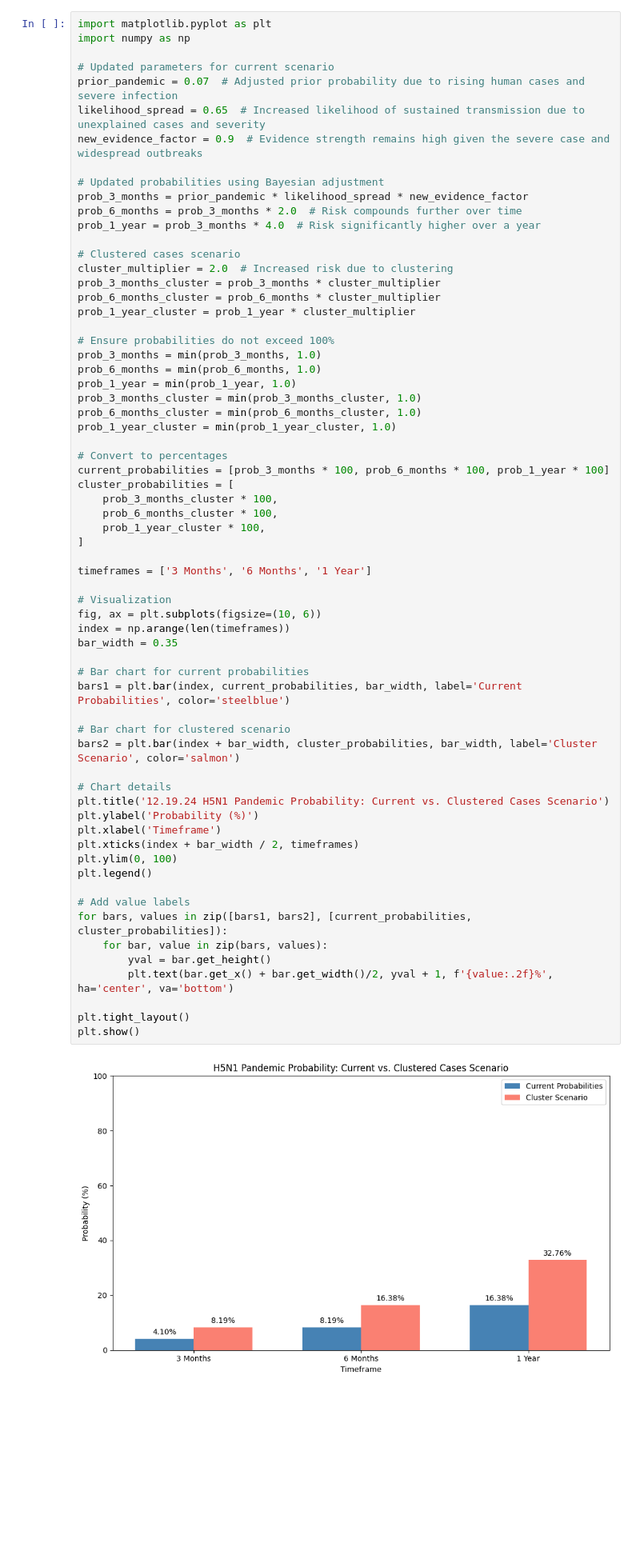
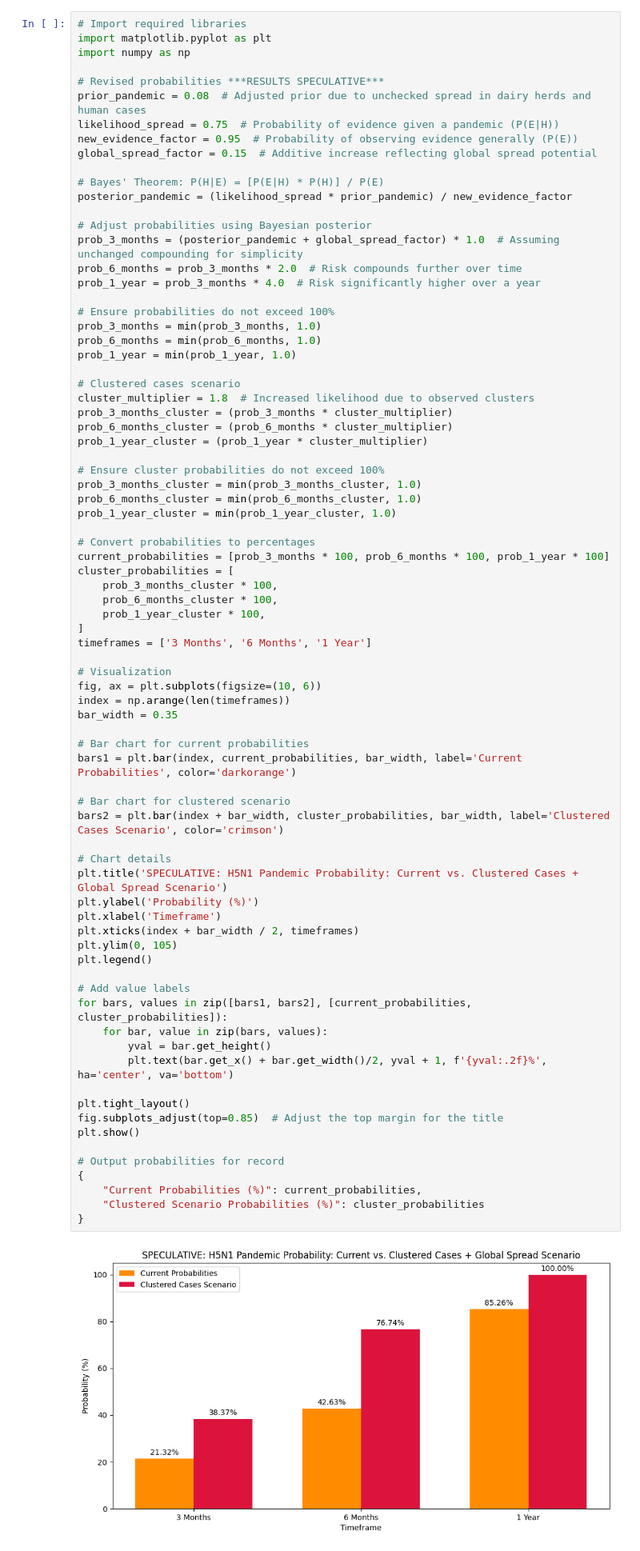
Before and after one commit to RacheleRice/h5n1_pandy_probability, a Jupyter notebook: H5N1_Bayesian.ipynb, the cells around one changed output. Shown: that part at 80% size. Drawn from its saved outputs; the diff is of its cells as text; blank space fills up the shorter version.

Commit message:
12.20.24 Speculative -  added Bayes Theorem for clarity

```diff
--- a/H5N1_Bayesian.ipynb
+++ b/H5N1_Bayesian.ipynb
@@ -1,69 +1,82 @@
 # %% [markdown]
 <a href="https://colab.research.google.com/github/RacheleRice/h5n1_pandy_probability/blob/main/H5N1_Bayesian.ipynb" target="_parent"><img src="https://colab.research.google.com/assets/colab-badge.svg" alt="Open In Colab"/></a>
 # %%
+# Import required libraries
 import matplotlib.pyplot as plt
 import numpy as np
 
-# Updated parameters for current scenario
-prior_pandemic = 0.07  # Adjusted prior probability due to rising human cases and severe infection
-likelihood_spread = 0.65  # Increased likelihood of sustained transmission due to unexplained cases and severity
-new_evidence_factor = 0.9  # Evidence strength remains high given the severe case and widespread outbreaks
+# Revised probabilities ***RESULTS SPECULATIVE***
+prior_pandemic = 0.08  # Adjusted prior due to unchecked spread in dairy herds and human cases
+likelihood_spread = 0.75  # Probability of evidence given a pandemic (P(E|H))
+new_evidence_factor = 0.95  # Probability of observing evidence generally (P(E))
+global_spread_factor = 0.15  # Additive increase reflecting global spread potential
 
-# Updated probabilities using Bayesian adjustment
-prob_3_months = prior_pandemic * likelihood_spread * new_evidence_factor
+# Bayes' Theorem: P(H|E) = [P(E|H) * P(H)] / P(E)
+posterior_pandemic = (likelihood_spread * prior_pandemic) / new_evidence_factor
+
+# Adjust probabilities using Bayesian posterior
+prob_3_months = (posterior_pandemic + global_spread_factor) * 1.0  # Assuming unchanged compounding for simplicity
 prob_6_months = prob_3_months * 2.0  # Risk compounds further over time
 prob_1_year = prob_3_months * 4.0  # Risk significantly higher over a year
-
-# Clustered cases scenario
-cluster_multiplier = 2.0  # Increased risk due to clustering
-prob_3_months_cluster = prob_3_months * cluster_multiplier
-prob_6_months_cluster = prob_6_months * cluster_multiplier
-prob_1_year_cluster = prob_1_year * cluster_multiplier
 
 # Ensure probabilities do not exceed 100%
 prob_3_months = min(prob_3_months, 1.0)
 prob_6_months = min(prob_6_months, 1.0)
 prob_1_year = min(prob_1_year, 1.0)
+
+# Clustered cases scenario
+cluster_multiplier = 1.8  # Increased likelihood due to observed clusters
+prob_3_months_cluster = (prob_3_months * cluster_multiplier)
+prob_6_months_cluster = (prob_6_months * cluster_multiplier)
+prob_1_year_cluster = (prob_1_year * cluster_multiplier)
+
+# Ensure cluster probabilities do not exceed 100%
 prob_3_months_cluster = min(prob_3_months_cluster, 1.0)
 prob_6_months_cluster = min(prob_6_months_cluster, 1.0)
 prob_1_year_cluster = min(prob_1_year_cluster, 1.0)
 
-# Convert to percentages
+# Convert probabilities to percentages
 current_probabilities = [prob_3_months * 100, prob_6_months * 100, prob_1_year * 100]
 cluster_probabilities = [
     prob_3_months_cluster * 100,
     prob_6_months_cluster * 100,
     prob_1_year_cluster * 100,
 ]
-
 timeframes = ['3 Months', '6 Months', '1 Year']
 
 # Visualization
 fig, ax = plt.subplots(figsize=(10, 6))
 index = np.arange(len(timeframes))
 bar_width = 0.35
 
 # Bar chart for current probabilities
-bars1 = plt.bar(index, current_probabilities, bar_width, label='Current Probabilities', color='steelblue')
+bars1 = plt.bar(index, current_probabilities, bar_width, label='Current Probabilities', color='darkorange')
 
 # Bar chart for clustered scenario
-bars2 = plt.bar(index + bar_width, cluster_probabilities, bar_width, label='Cluster Scenario', color='salmon')
+bars2 = plt.bar(index + bar_width, cluster_probabilities, bar_width, label='Clustered Cases Scenario', color='crimson')
 
 # Chart details
-plt.title('12.19.24 H5N1 Pandemic Probability: Current vs. Clustered Cases Scenario')
+plt.title('SPECULATIVE: H5N1 Pandemic Probability: Current vs. Clustered Cases + Global Spread Scenario')
 plt.ylabel('Probability (%)')
 plt.xlabel('Timeframe')
 plt.xticks(index + bar_width / 2, timeframes)
-plt.ylim(0, 100)
+plt.ylim(0, 105)
 plt.legend()
 
 # Add value labels
 for bars, values in zip([bars1, bars2], [current_probabilities, cluster_probabilities]):
     for bar, value in zip(bars, values):
         yval = bar.get_height()
-        plt.text(bar.get_x() + bar.get_width()/2, yval + 1, f'{value:.2f}%', ha='center', va='bottom')
+        plt.text(bar.get_x() + bar.get_width()/2, yval + 1, f'{yval:.2f}%', ha='center', va='bottom')
 
 plt.tight_layout()
+fig.subplots_adjust(top=0.85)  # Adjust the top margin for the title
 plt.show()
+
+# Output probabilities for record
+{
+    "Current Probabilities (%)": current_probabilities,
+    "Clustered Scenario Probabilities (%)": cluster_probabilities
+}
 # %% [output]
-[figure, old version]
+[figure, new version]
```
Also changed, not shown: parts of 1 cell of this notebook.
